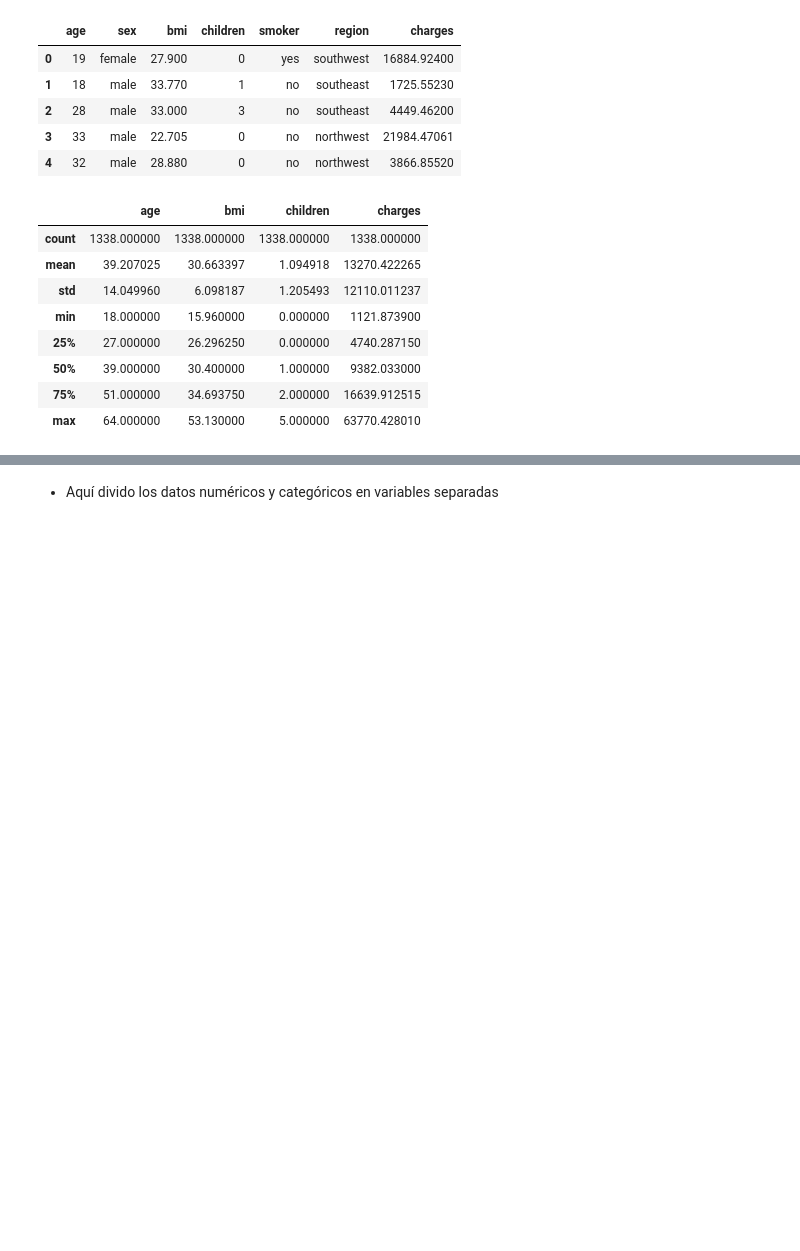
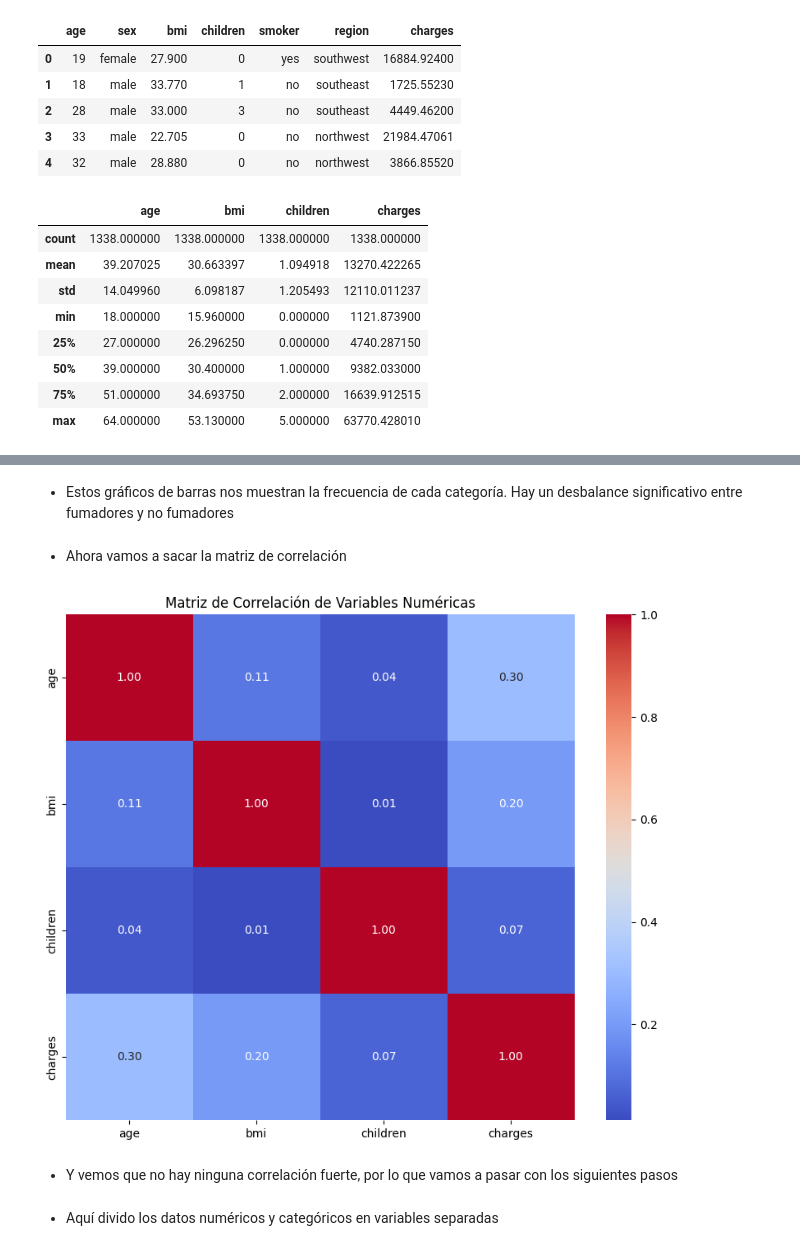
Before and after one commit to AlexisSchiavon/regresion-lineal, a Jupyter notebook: src/explore.ipynb, the cells around one changed output, grey strips where cells are left out. Saved outputs shown, nothing was run; the diff lists cells and outputs as text; code cells hidden in the pictures; blank space fills up the shorter version.

```diff
--- a/src/explore.ipynb
+++ b/src/explore.ipynb
@@ -58,3 +98,17 @@ df.describe()
+# %% [markdown]
+- Estos gráficos de barras nos muestran la frecuencia de cada categoría. Hay un desbalance significativo entre fumadores y no fumadores
+# %% [markdown]
+- Ahora vamos a sacar la matriz de correlación
+# %%
+matriz_correlacion = df.select_dtypes(include=np.number).corr()
+plt.figure(figsize=(10, 8))
+sns.heatmap(matriz_correlacion, annot=True, cmap='coolwarm', fmt=".2f")
+plt.title('Matriz de Correlación de Variables Numéricas')
+plt.show()
+# %% [output]
+[figure, added]
+# %% [markdown]
+- Y vemos que no hay ninguna correlación fuerte, por lo que vamos a pasar con los siguientes pasos
 # %% [markdown]
 - Aquí divido los datos numéricos y categóricos en variables separadas
 # %%
```
Also changed, not shown: parts of 9 cells of this notebook.
